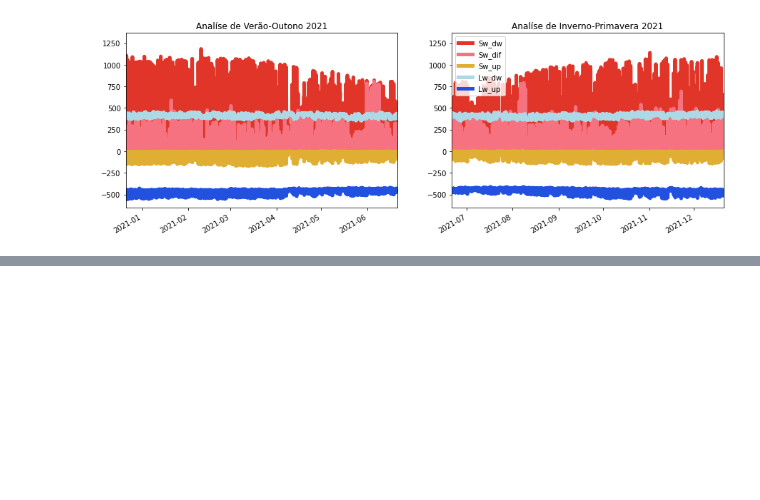
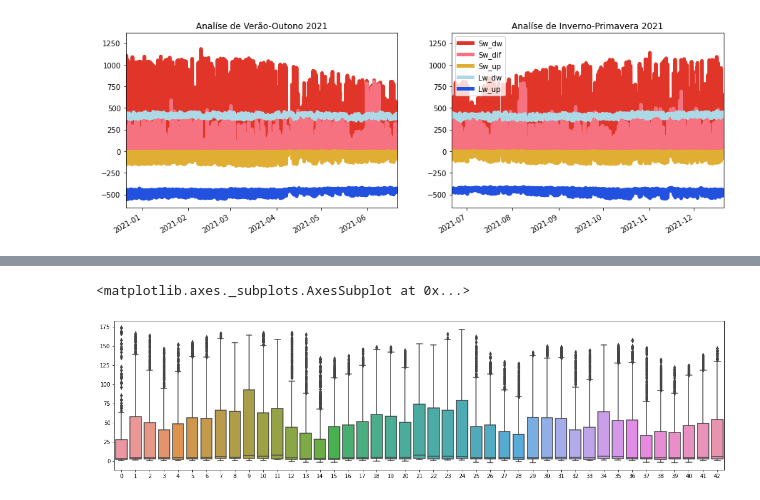
Before and after one commit to igordantasgf/analise_dados_microambientais, a Jupyter notebook: estudos1.ipynb, the cells around one changed output, grey strips where cells are left out. Drawn from its saved outputs; the diff is of its cells as text; code cells hidden in the pictures; blank space fills up the shorter version.

Commit message:
testando boxplot

```diff
--- a/estudos1.ipynb
+++ b/estudos1.ipynb
@@ -92,0 +102,28 @@ plt.show()
+# %%
+frame['year/month'] = list(zip(frame['datas'].dt.year, frame['datas'].dt.month))
+# %%
+ano_mes_frame = frame.groupby('year/month')
+
+lista_YM_dados = []
+for group in ano_mes_frame:
+  lista_YM_dados.append(group)
+
+# Criar função nesse trecho VVV
+
+listas_Ym_Swdw = []
+listas_Ym_Swdw_datas = []
+for i in list(lista_YM_dados):
+  i[1].dropna()
+  if i[0][0] in [2016,2017,2018,2019]:
+    if i[0][0] == 2019 and i[0][1] > 2:
+
+      listas_Ym_Swdw.append(i[1]['Sw_up'])
+      listas_Ym_Swdw_datas.append(list(i[0]))
+
+    continue
+  listas_Ym_Swdw.append(i[1]['Sw_up'])
+  listas_Ym_Swdw_datas.append(list(i[0]))
+
+
+  lista_final = list(zip(listas_Ym_Swdw,listas_Ym_Swdw_datas))
+# ^^^^^^
@@ -92,0 +132,6 @@ plt.show()
+# %%
+fig, ax = plt.subplots(figsize=(20,5))
+seaborn.boxplot(data=listas_Ym_Swdw, orient='v')
+# %% [output]
+<matplotlib.axes._subplots.AxesSubplot at 0x...>
+[figure, added]
```
Also changed, not shown: parts of 4 cells of this notebook.
